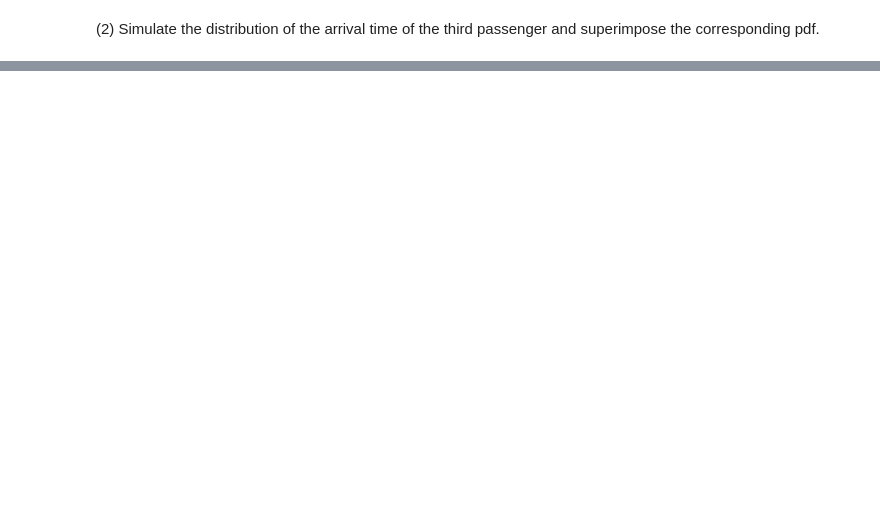
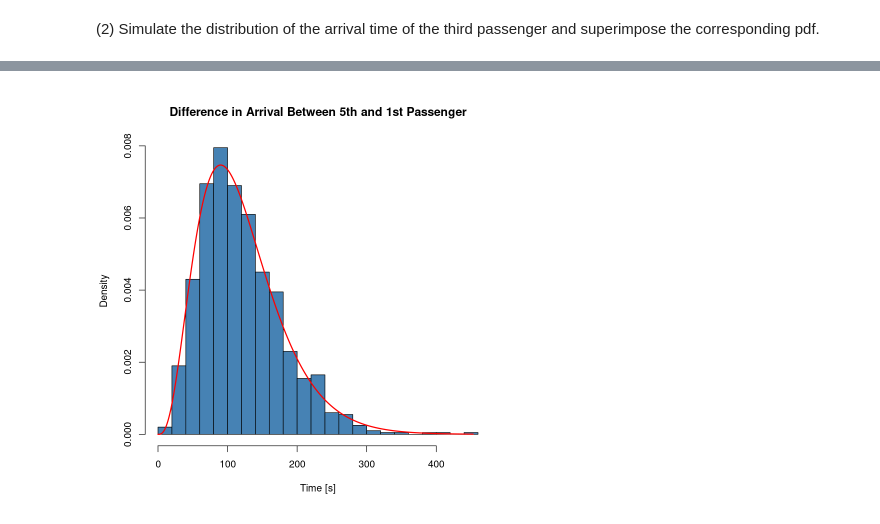
Before and after one commit to AlbertoCasellato/AdvancedStatistics, a Jupyter notebook: Ex2/AlbertoCasellato_Lab2.ipynb, the cells around one changed output, grey strips where cells are left out. Cells and saved outputs as stored; diff of their text form; code cells hidden in the pictures; blank space fills up the shorter version.

```diff
--- a/Ex2/AlbertoCasellato_Lab2.ipynb
+++ b/Ex2/AlbertoCasellato_Lab2.ipynb
@@ -261,0 +310,12 @@ In a stationary bus at the departure station, a passenger gets on the bus, on av
+# %%
+difference_arrival <- rgamma(observations, shape=4, rate=passengers_per_second)
+hist(difference_arrival, freq=FALSE,
+     breaks=length(difference_arrival)**.5, col="steelblue",
+     xlab="Time [s]", main="Difference in Arrival Between 5th and 1st Passenger"
+)
+times <- 0:max(difference_arrival)
+lines(times, dgamma(times, shape=4, rate=passengers_per_second),
+      col="red", lwd=2
+)
+# %% [output]
+[figure, added]
```
Also changed, not shown: parts of 8 cells of this notebook.
